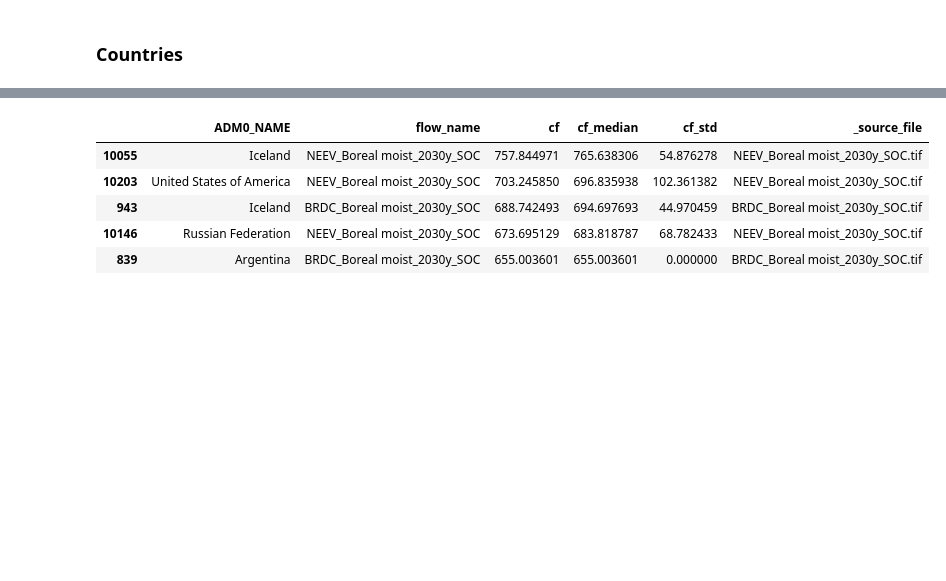
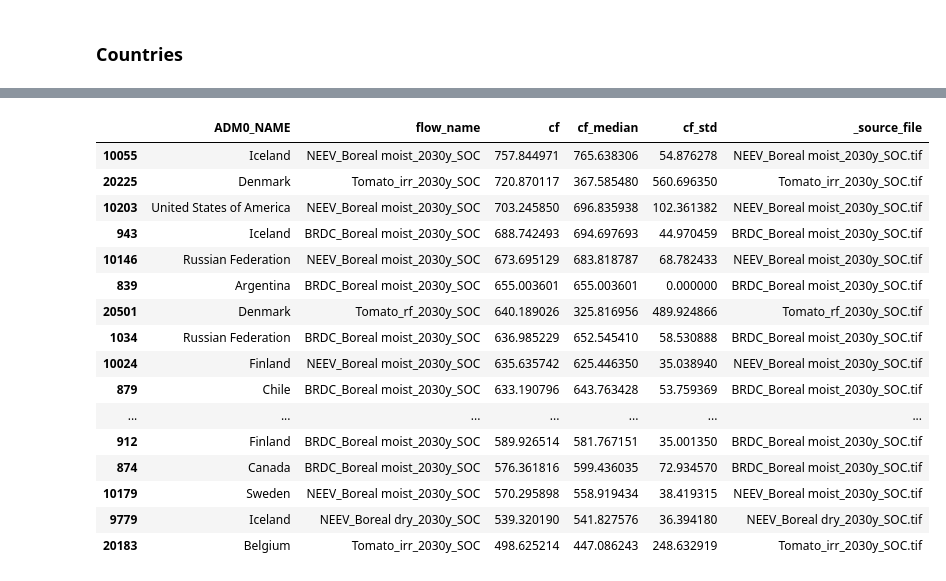
Before and after one commit to cloyolaangosto/SBTN_Test, a Jupyter notebook: documentation/SOC_Support/FAO_GAEZ_lu_yields.ipynb, the cells around one changed output, grey strips where cells are left out. Cells and saved outputs as stored; diff of their text form; code cells hidden in the pictures; blank space fills up the shorter version.

```diff
--- a/documentation/SOC_Support/FAO_GAEZ_lu_yields.ipynb
+++ b/documentation/SOC_Support/FAO_GAEZ_lu_yields.ipynb
@@ -991,13 +956,24 @@ Calculating SOC_2030 for BRDC_Tropical_2030y_SOC...
 # %%
 gdf_test_values = gpd.read_file(gpkg_path, layer=layer_name)
-gdf_test_values.sort_values(by="cf", ascending=False).head()
+gdf_test_values.sort_values(by="cf", ascending=False).head(20)
 # %% [output]
 |  | ADM0_NAME | flow_name | cf | cf_median | cf_std | _source_file |
 | 10055 | Iceland | NEEV_Boreal moist_2030y_SOC | 757.844971 | 765.638306 | 54.876278 | NEEV_Boreal moist_2030y_SOC.tif |
+| 20225 | Denmark | Tomato_irr_2030y_SOC | 720.870117 | 367.585480 | 560.696350 | Tomato_irr_2030y_SOC.tif |
 | 10203 | United States of America | NEEV_Boreal moist_2030y_SOC | 703.245850 | 696.835938 | 102.361382 | NEEV_Boreal moist_2030y_SOC.tif |
 | 943 | Iceland | BRDC_Boreal moist_2030y_SOC | 688.742493 | 694.697693 | 44.970459 | BRDC_Boreal moist_2030y_SOC.tif |
 | 10146 | Russian Federation | NEEV_Boreal moist_2030y_SOC | 673.695129 | 683.818787 | 68.782433 | NEEV_Boreal moist_2030y_SOC.tif |
 | 839 | Argentina | BRDC_Boreal moist_2030y_SOC | 655.003601 | 655.003601 | 0.000000 | BRDC_Boreal moist_2030y_SOC.tif |
+| 20501 | Denmark | Tomato_rf_2030y_SOC | 640.189026 | 325.816956 | 489.924866 | Tomato_rf_2030y_SOC.tif |
+| 1034 | Russian Federation | BRDC_Boreal moist_2030y_SOC | 636.985229 | 652.545410 | 58.530888 | BRDC_Boreal moist_2030y_SOC.tif |
+| 10024 | Finland | NEEV_Boreal moist_2030y_SOC | 635.635742 | 625.446350 | 35.038940 | NEEV_Boreal moist_2030y_SOC.tif |
+| 879 | Chile | BRDC_Boreal moist_2030y_SOC | 633.190796 | 643.763428 | 53.759369 | BRDC_Boreal moist_2030y_SOC.tif |
+| ... | ... | ... | ... | ... | ... | ... |
+| 912 | Finland | BRDC_Boreal moist_2030y_SOC | 589.926514 | 581.767151 | 35.001350 | BRDC_Boreal moist_2030y_SOC.tif |
+| 874 | Canada | BRDC_Boreal moist_2030y_SOC | 576.361816 | 599.436035 | 72.934570 | BRDC_Boreal moist_2030y_SOC.tif |
+| 10179 | Sweden | NEEV_Boreal moist_2030y_SOC | 570.295898 | 558.919434 | 38.419315 | NEEV_Boreal moist_2030y_SOC.tif |
+| 9779 | Iceland | NEEV_Boreal dry_2030y_SOC | 539.320190 | 541.827576 | 36.394180 | NEEV_Boreal dry_2030y_SOC.tif |
+| 20183 | Belgium | Tomato_irr_2030y_SOC | 498.625214 | 447.086243 | 248.632919 | Tomato_irr_2030y_SOC.tif |
 # %%
 gdf_test_geometries = gpd.read_file(gpkg_path, layer="geometry_layer")
 gdf_test = gdf_test_geometries.merge(gdf_test_values.drop(columns="_source_file"), how="left", on="ADM0_NAME")
```
Also changed, not shown: parts of 8 cells of this notebook, 1 other file.
